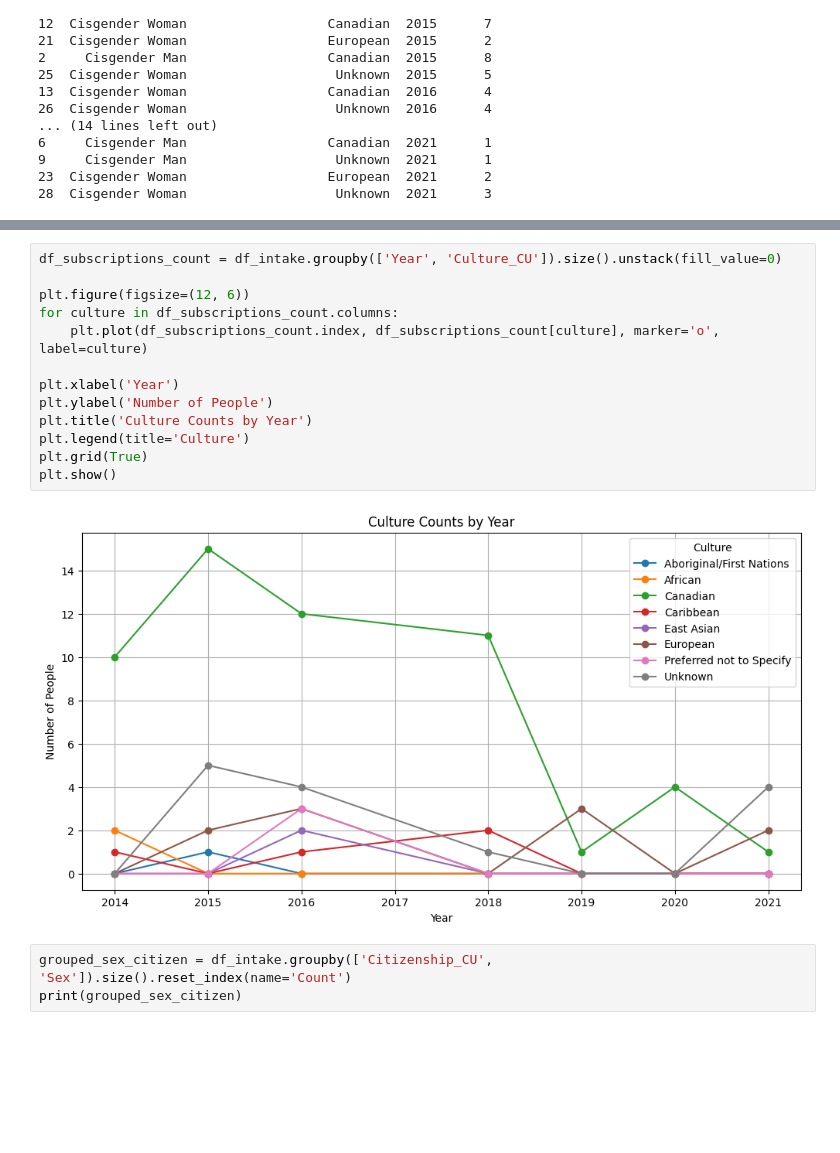
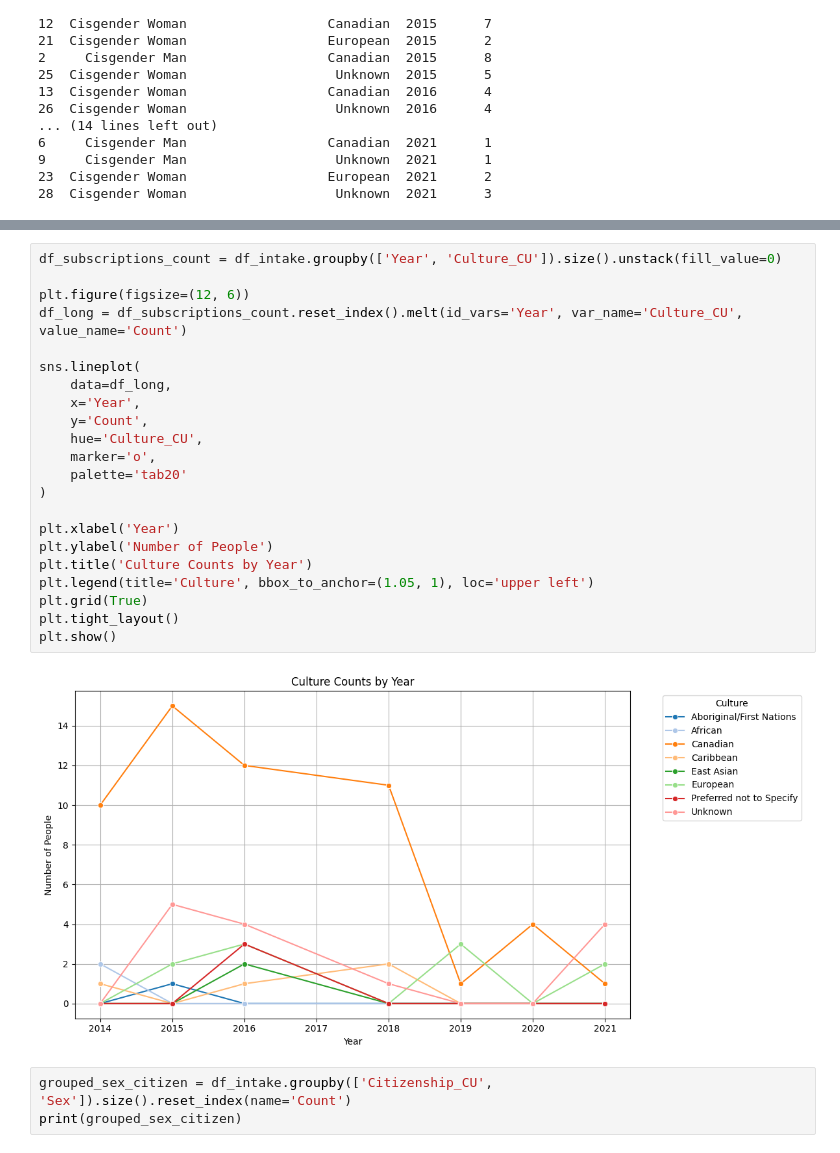
Before and after one commit to pheaktralean/ConcordIA, a Jupyter notebook: food_security_forecasting/food_security.ipynb, the cells around one changed output, grey strips where cells are left out. Cells and saved outputs as stored; diff of their text form; blank space fills up the shorter version.

Commit message:
replaced matplotlib graphs with sns

```diff
--- a/food_security_forecasting/food_security.ipynb
+++ b/food_security_forecasting/food_security.ipynb
@@ -185,18 +184,27 @@ plt.show()
 # %%
 df_subscriptions_count = df_intake.groupby(['Year', 'Culture_CU']).size().unstack(fill_value=0)
 
 plt.figure(figsize=(12, 6))
-for culture in df_subscriptions_count.columns:
-    plt.plot(df_subscriptions_count.index, df_subscriptions_count[culture], marker='o', label=culture)
+df_long = df_subscriptions_count.reset_index().melt(id_vars='Year', var_name='Culture_CU', value_name='Count')
+
+sns.lineplot(
+    data=df_long,
+    x='Year',
+    y='Count',
+    hue='Culture_CU',
+    marker='o',
+    palette='tab20'
+)
 
 plt.xlabel('Year')
 plt.ylabel('Number of People')
 plt.title('Culture Counts by Year')
-plt.legend(title='Culture')
+plt.legend(title='Culture', bbox_to_anchor=(1.05, 1), loc='upper left')
 plt.grid(True)
+plt.tight_layout()
 plt.show()
 # %% [output]
-[figure, old version]
+[figure, new version]
 # %%
 grouped_sex_citizen = df_intake.groupby(['Citizenship_CU', 'Sex']).size().reset_index(name='Count')
 print(grouped_sex_citizen)
```
Also changed, not shown: parts of 11 cells of this notebook.
